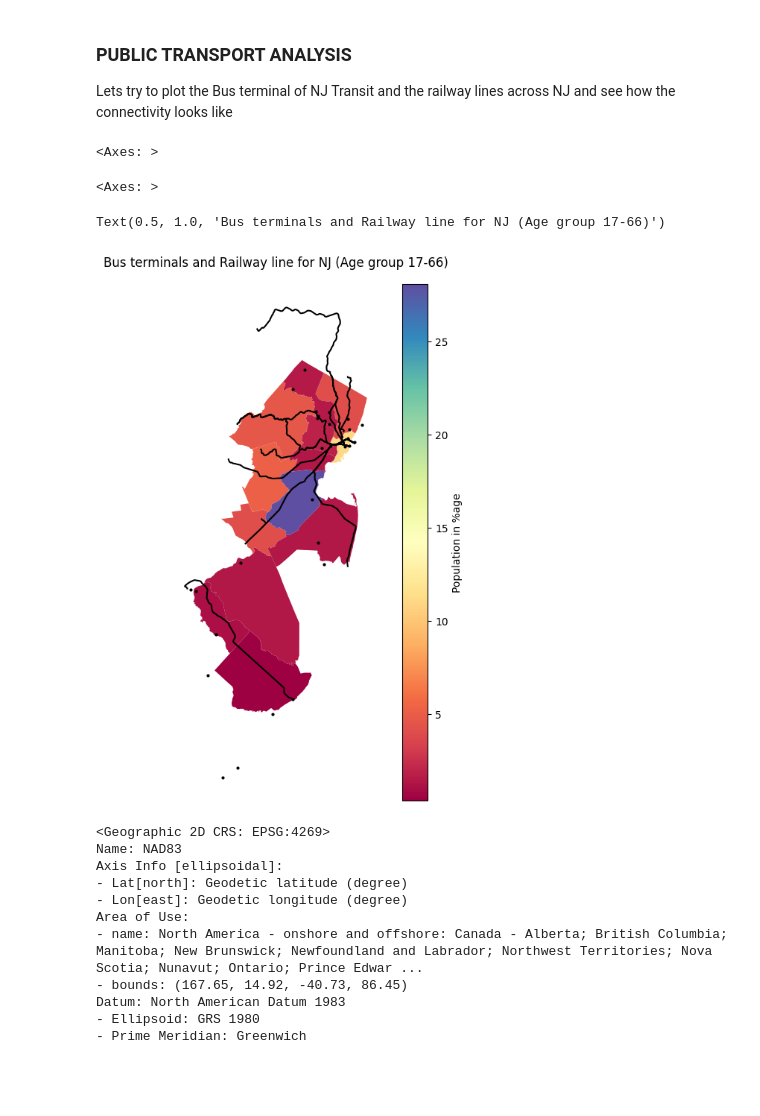
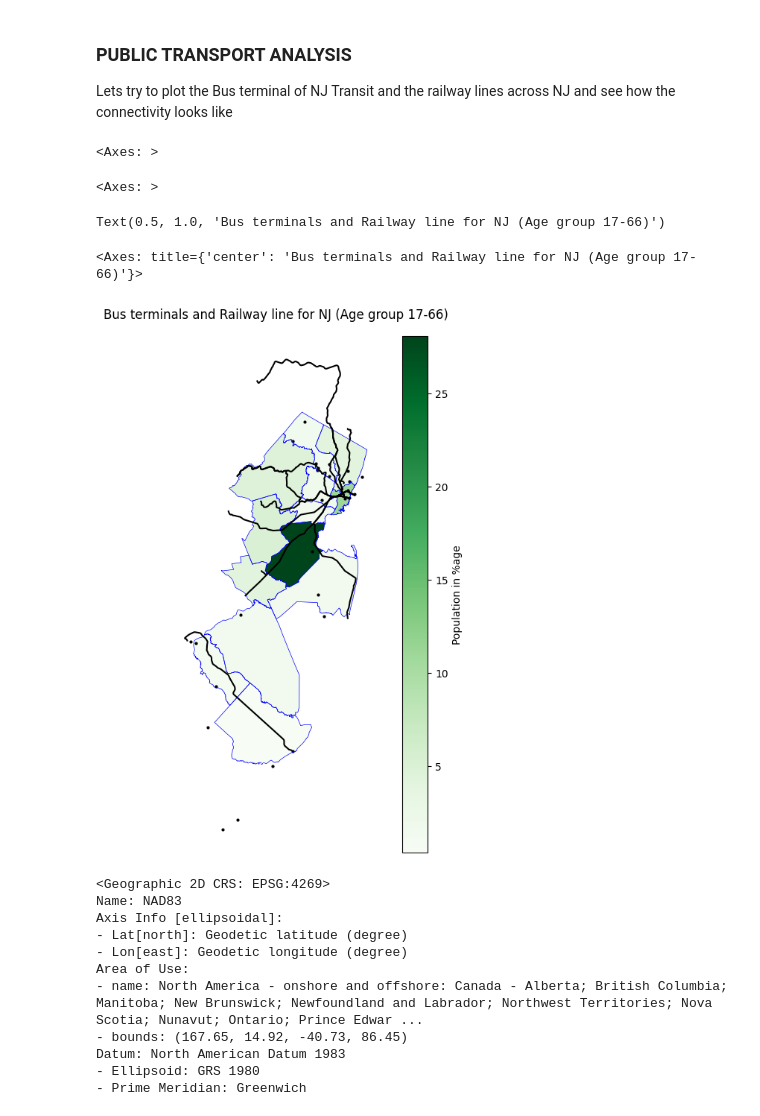
Before and after one commit to NihilKottal001/GIS, a Jupyter notebook: PS2.ipynb, the cells around one changed output. Drawn from its saved outputs; the diff is of its cells as text; code cells hidden in the pictures; blank space fills up the shorter version.

```diff
--- a/PS2.ipynb
+++ b/PS2.ipynb
@@ -387,16 +387,19 @@ Rail_lines=gpd.read_file('NJTRANSIT_RAIL_LINES.shp')
 # %%
 #Plotting both the Bus terminal and Rail line over the base layer of Indian population for the age group 17 - 65 map
 
-base = indian.plot(column = 'percentage_adult',cmap = 'Spectral', legend = True,figsize =(9,9),legend_kwds={"label": "Population in %age"}  )
+base = indian.plot(column = 'percentage_adult',cmap = 'Greens', legend = True,figsize =(9,9),legend_kwds={"label": "Population in %age"}  )
 Bus_terminal.plot(ax = base, color = 'black', markersize = 4,figsize =(10,10) )
 Rail_lines.plot(ax = base, color = 'black', markersize = 4,figsize =(10,10) )
 base.set_title(f'Bus terminals and Railway line for NJ (Age group 17-66)')
 base.set_axis_off()
+
+indian.plot(ax=base,edgecolor='blue',linewidth=0.5, facecolor="none") #alpha=0.1)
 # %% [output]
 <Axes: >
 <Axes: >
 Text(0.5, 1.0, 'Bus terminals and Railway line for NJ (Age group 17-66)')
+<Axes: title={'center': 'Bus terminals and Railway line for NJ (Age group 17-66)'}>
-[figure, old version]
+[figure, new version]
 # %%
 ### Downloading the NJ map shapefile with townships
 
```
